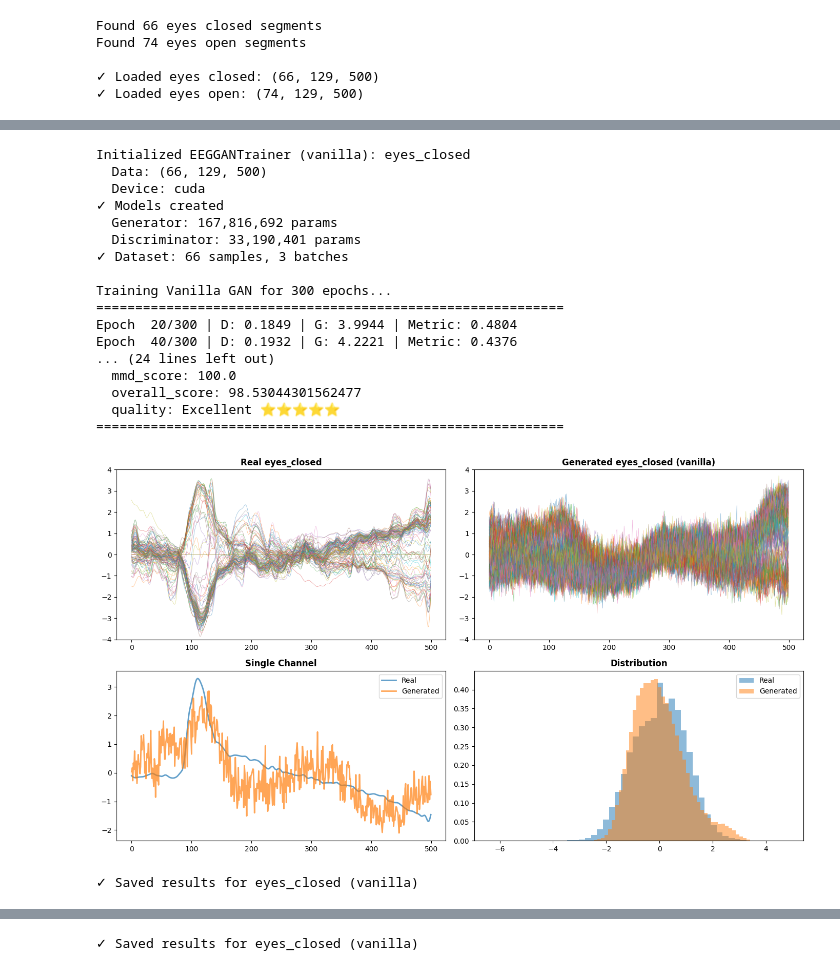
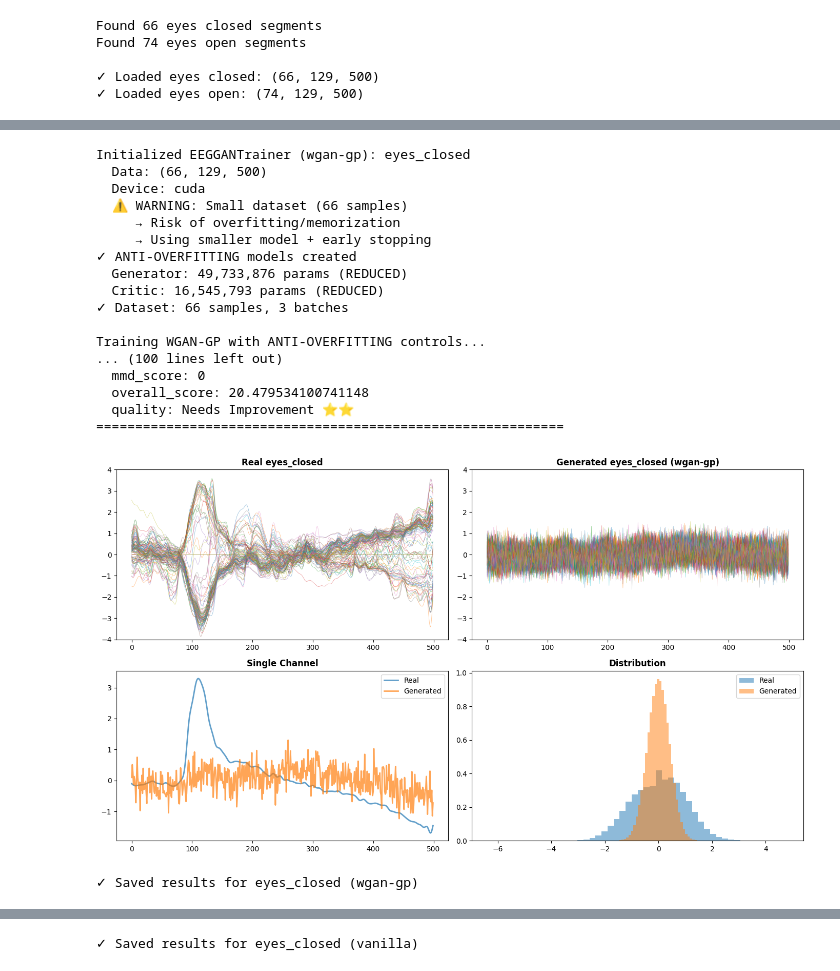
Before and after one commit to josephzhengg/amplab-digtwins, a Jupyter notebook: notebooks/joseph-nb/resting_state_gans.ipynb, the cells around one changed output, grey strips where cells are left out. Cells and saved outputs as stored; diff of their text form; code cells hidden in the pictures.

Commit message:
fixed overfit

```diff
--- a/notebooks/joseph-nb/resting_state_gans.ipynb
+++ b/notebooks/joseph-nb/resting_state_gans.ipynb
@@ -464,8 +529,8 @@ Found 74 eyes open segments
 print(f"✓ Using eyes open data: {segments_open.shape}")
 
 # TRAIN IN 3 LINES!
-trainer_open = EEGGANTrainer(segments_open, name='eyes_open', device=device, gan_type='vanilla')
-trainer_open.train()
+trainer_open = EEGGANTrainer(segments_open, name='eyes_open', device=device, gan_type='wgan-gp')
+trainer_open.train(epochs=300)
 synthetic_open = trainer_open.generate(n_samples=100)
 
 # Evaluate
@@ -505,47 +570,47 @@ Epoch  20/300 | D: 0.1801 | G: 3.9339 | Metric: 0.4818
 # %%
 # Extract dimensions
 n_channels = segments_closed.shape[1]
 n_timepoints = segments_closed.shape[2]
 
 # TRAIN IN 3 LINES!
-trainer_closed = EEGGANTrainer(segments_closed, name='eyes_closed', device=device, gan_type='vanilla')
-trainer_closed.train()
+trainer_closed = EEGGANTrainer(segments_closed, name='eyes_closed', device=device, gan_type='wgan-gp')
+trainer_closed.train(epochs=300)
 synthetic_closed = trainer_closed.generate(n_samples=100)
 
 # Evaluate
 eval_closed = trainer_closed.evaluate(synthetic_closed)
 print("\n" + "="*60)
 print("EVALUATION RESULTS: EYES CLOSED")
 print("="*60)
 for key, value in eval_closed.items():
     print(f"  {key}: {value}")
 print("="*60)
 
 # Visualize
 trainer_closed.plot_comparison(synthetic_closed, save_path='../../figures/eyes_closed_gan.png')
 
 # Save
 trainer_closed.save_results(synthetic_closed, eval_closed)
 # %% [output]
-Initialized EEGGANTrainer (vanilla): eyes_closed
+Initialized EEGGANTrainer (wgan-gp): eyes_closed
   Data: (66, 129, 500)
   Device: cuda
-✓ Models created
-  Generator: 167,816,692 params
-  Discriminator: 33,190,401 params
+  ⚠️ WARNING: Small dataset (66 samples)
+     → Risk of overfitting/memorization
+     → Using smaller model + early stopping
+✓ ANTI-OVERFITTING models created
+  Generator: 49,733,876 params (REDUCED)
+  Critic: 16,545,793 params (REDUCED)
 ✓ Dataset: 66 samples, 3 batches
 
-Training Vanilla GAN for 300 epochs...
+Training WGAN-GP with ANTI-OVERFITTING controls...
+... (100 lines left out)
+  mmd_score: 0
+  overall_score: 20.479534100741148
+  quality: Needs Improvement ⭐⭐
 ============================================================
-Epoch  20/300 | D: 0.1849 | G: 3.9944 | Metric: 0.4804
-Epoch  40/300 | D: 0.1932 | G: 4.2221 | Metric: 0.4376
-... (24 lines left out)
-  mmd_score: 100.0
-  overall_score: 98.53044301562477
-  quality: Excellent ⭐⭐⭐⭐⭐
-============================================================
-[figure, old version]
+[figure, new version]
-✓ Saved results for eyes_closed (vanilla)
+✓ Saved results for eyes_closed (wgan-gp)
 # %%
 # Side-by-side comparison
 fig, axes = plt.subplots(2, 2, figsize=(14, 8))
```
Also changed, not shown: parts of 3 cells of this notebook, 4 other files.
